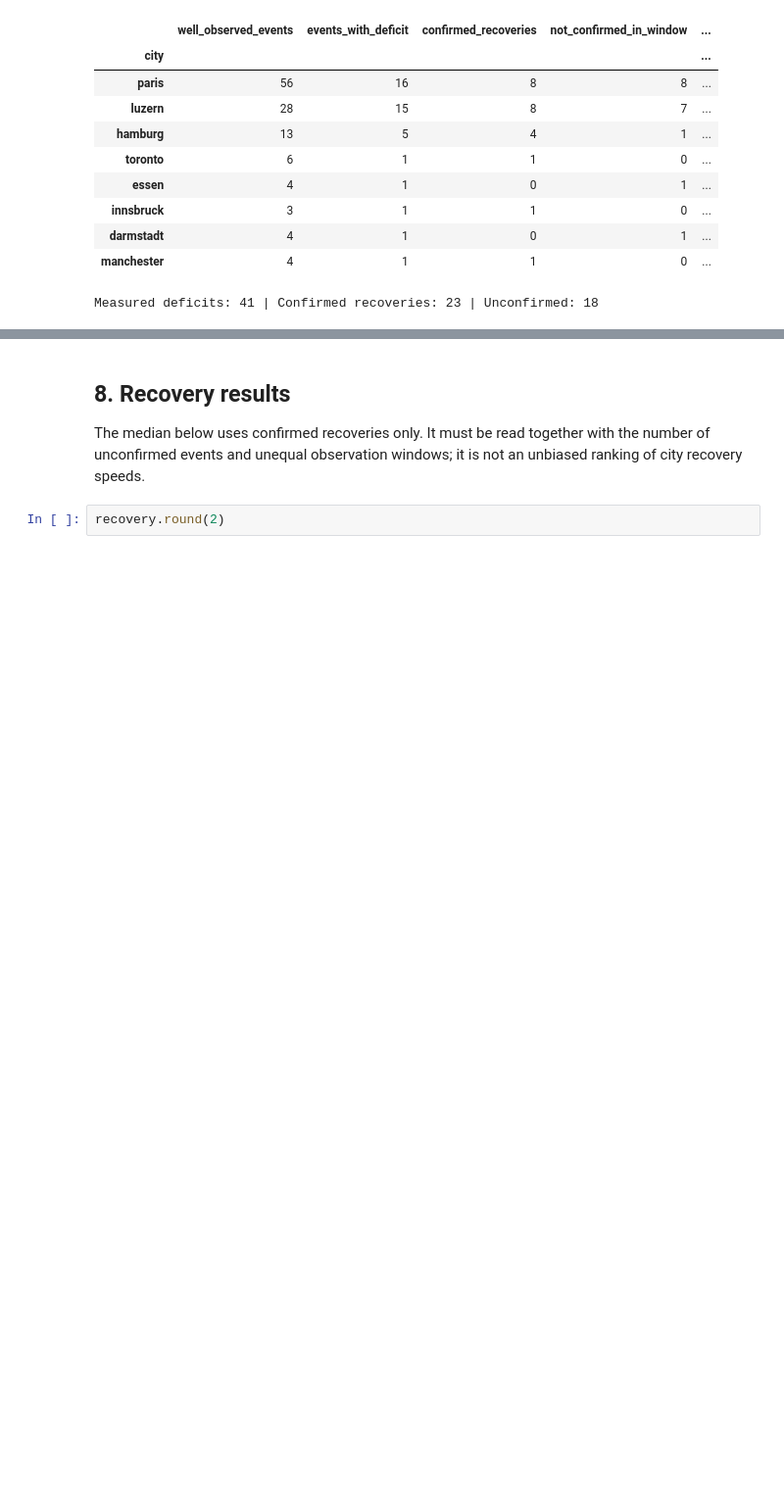
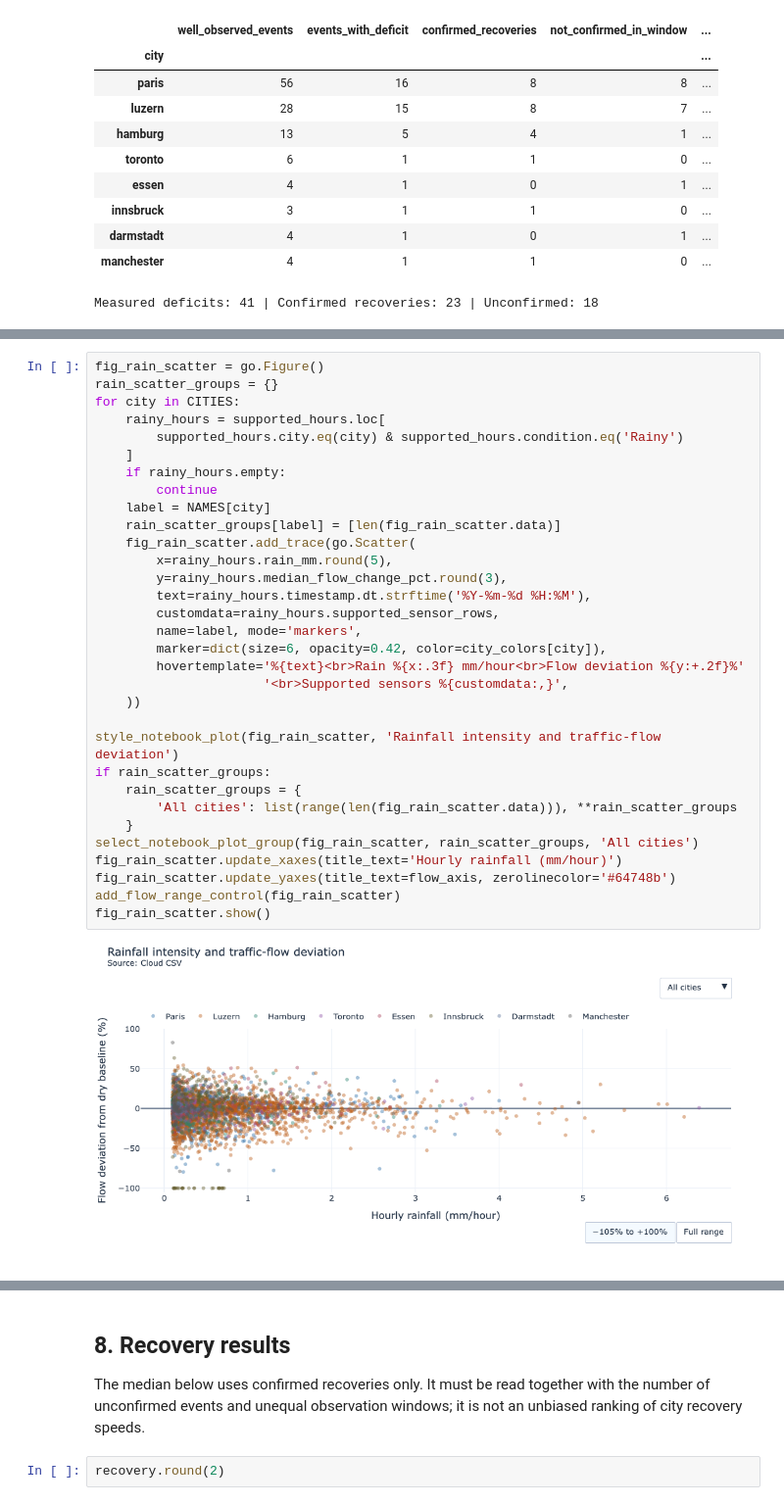
Before and after one commit to divyakapoor23/IUTF_Viz, a Jupyter notebook: Project2.ipynb, the cells around one changed output, grey strips where cells are left out. Shown at 98% size. Drawn from its saved outputs; the diff is of its cells as text; blank space fills up the shorter version.

```diff
--- a/Project2.ipynb
+++ b/Project2.ipynb
@@ -880,0 +1045,34 @@ Measured deficits: 41 | Confirmed recoveries: 23 | Unconfirmed: 18
+# %%
+fig_rain_scatter = go.Figure()
+rain_scatter_groups = {}
+for city in CITIES:
+    rainy_hours = supported_hours.loc[
+        supported_hours.city.eq(city) & supported_hours.condition.eq('Rainy')
+    ]
+    if rainy_hours.empty:
+        continue
+    label = NAMES[city]
+    rain_scatter_groups[label] = [len(fig_rain_scatter.data)]
+    fig_rain_scatter.add_trace(go.Scatter(
+        x=rainy_hours.rain_mm.round(5),
+        y=rainy_hours.median_flow_change_pct.round(3),
+        text=rainy_hours.timestamp.dt.strftime('%Y-%m-%d %H:%M'),
+        customdata=rainy_hours.supported_sensor_rows,
+        name=label, mode='markers',
+        marker=dict(size=6, opacity=0.42, color=city_colors[city]),
+        hovertemplate='%{text}<br>Rain %{x:.3f} mm/hour<br>Flow deviation %{y:+.2f}%'
+                      '<br>Supported sensors %{customdata:,}',
+    ))
+
+style_notebook_plot(fig_rain_scatter, 'Rainfall intensity and traffic-flow deviation')
+if rain_scatter_groups:
+    rain_scatter_groups = {
+        'All cities': list(range(len(fig_rain_scatter.data))), **rain_scatter_groups
+    }
+select_notebook_plot_group(fig_rain_scatter, rain_scatter_groups, 'All cities')
+fig_rain_scatter.update_xaxes(title_text='Hourly rainfall (mm/hour)')
+fig_rain_scatter.update_yaxes(title_text=flow_axis, zerolinecolor='#64748b')
+add_flow_range_control(fig_rain_scatter)
+fig_rain_scatter.show()
+# %% [output]
+[figure, added]
```
Also changed, not shown: parts of 18 cells of this notebook, 8 other files.
